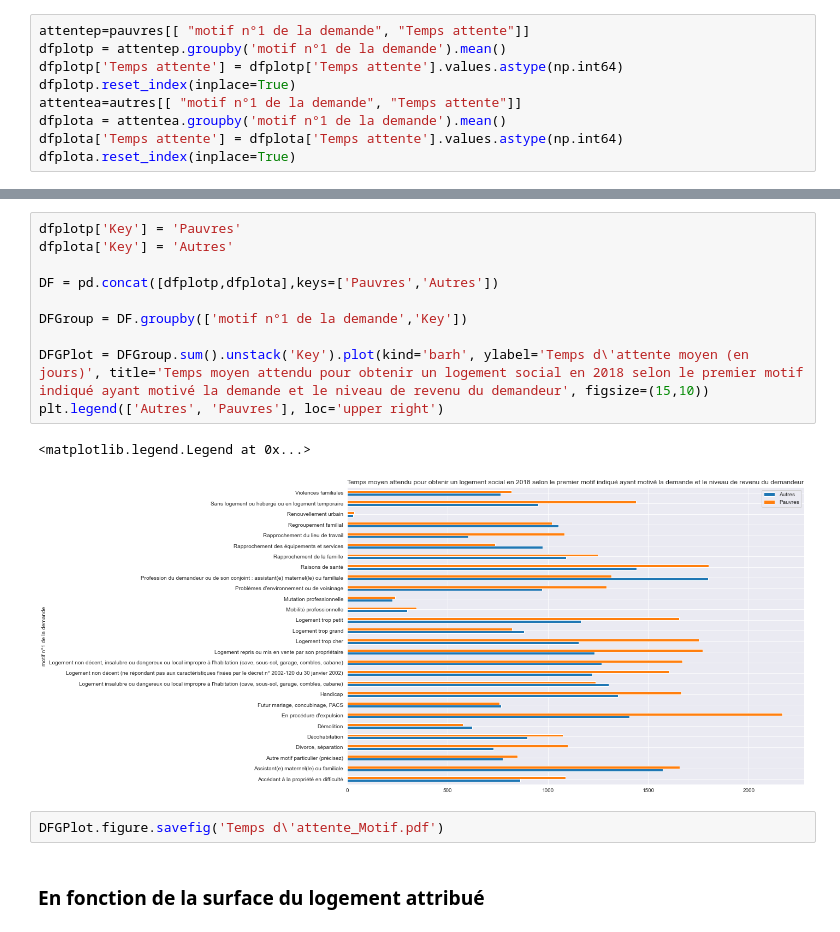
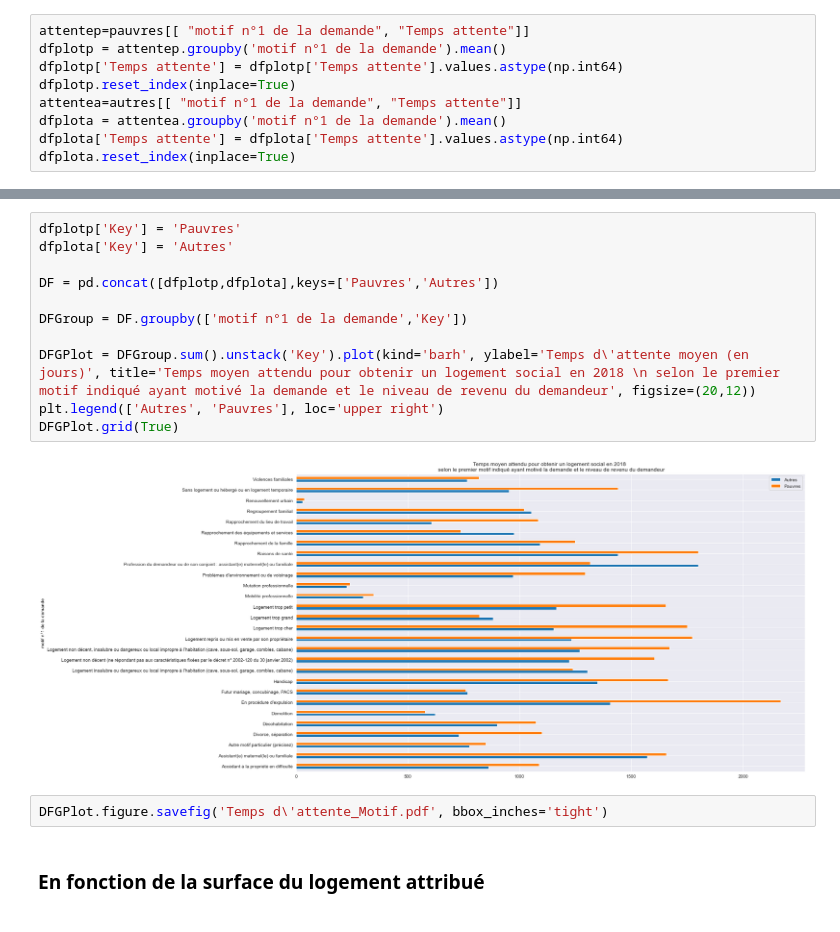
Before and after one commit to cmllbll/Social-Housing-in-France, a Jupyter notebook: Temps d'attente.ipynb, the cells around one changed output, grey strips where cells are left out. Saved outputs shown, nothing was run; the diff lists cells and outputs as text.

Commit message:
Temps d'attente

```diff
--- a/Temps d'attente.ipynb
+++ b/Temps d'attente.ipynb
@@ -611,18 +614,18 @@ dfplota.reset_index(inplace=True)
 # %%
 dfplotp['Key'] = 'Pauvres'
 dfplota['Key'] = 'Autres'
 
 DF = pd.concat([dfplotp,dfplota],keys=['Pauvres','Autres'])
 
 DFGroup = DF.groupby(['motif n°1 de la demande','Key'])
 
-DFGPlot = DFGroup.sum().unstack('Key').plot(kind='barh', ylabel='Temps d\'attente moyen (en jours)', title='Temps moyen attendu pour obtenir un logement social en 2018 selon le premier motif indiqué ayant motivé la demande et le niveau de revenu du demandeur', figsize=(15,10))
+DFGPlot = DFGroup.sum().unstack('Key').plot(kind='barh', ylabel='Temps d\'attente moyen (en jours)', title='Temps moyen attendu pour obtenir un logement social en 2018 \n selon le premier motif indiqué ayant motivé la demande et le niveau de revenu du demandeur', figsize=(20,12))
 plt.legend(['Autres', 'Pauvres'], loc='upper right')
+DFGPlot.grid(True)
 # %% [output]
-<matplotlib.legend.Legend at 0x...>
-[figure, old version]
+[figure, new version]
 # %%
-DFGPlot.figure.savefig('Temps d\'attente_Motif.pdf')
+DFGPlot.figure.savefig('Temps d\'attente_Motif.pdf', bbox_inches='tight')
 # %% [markdown]
 ### En fonction de la surface du logement attribué
 # %%
```
Also changed, not shown: parts of 1 cell of this notebook.
